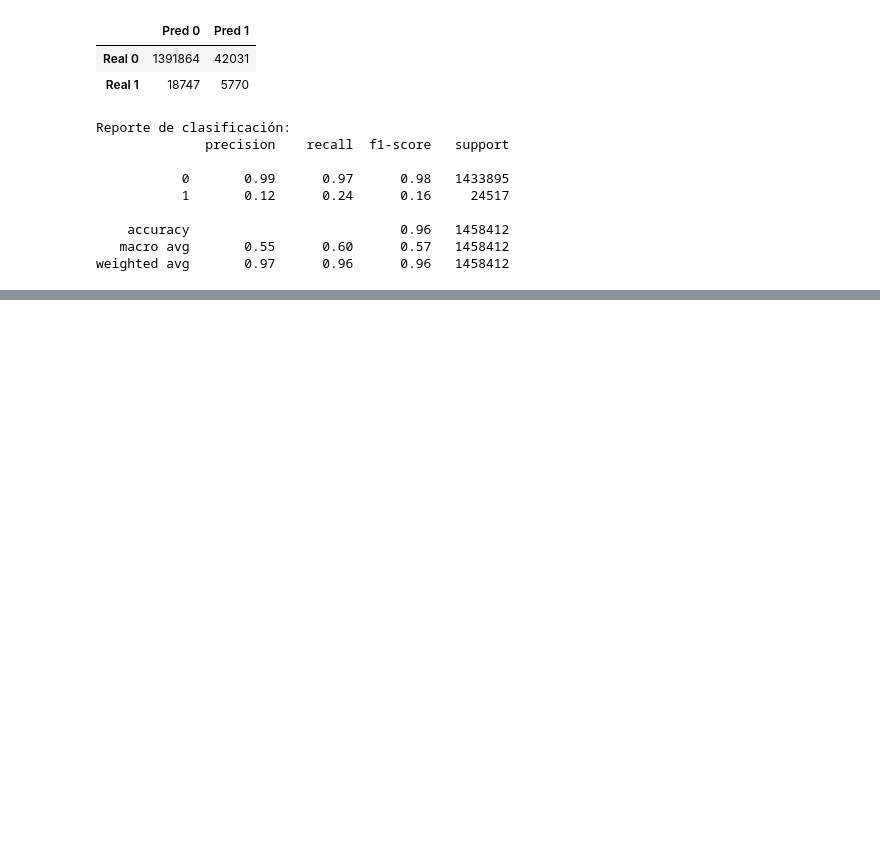
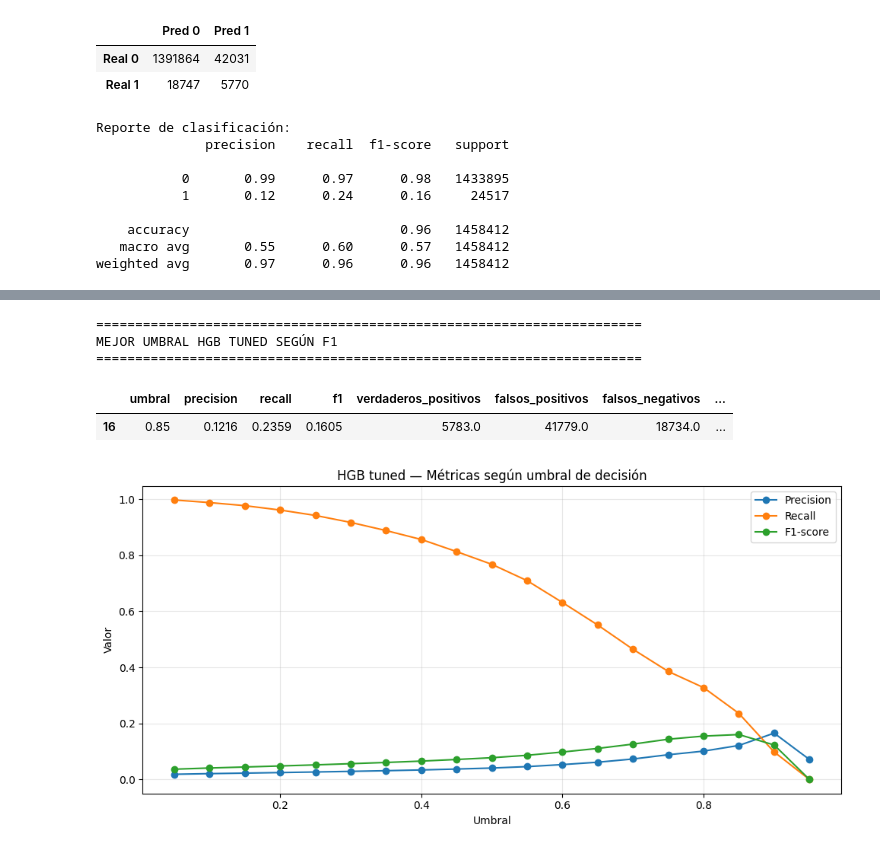
Before and after one commit to juanvilla23/AprendizajeMaquina, a Jupyter notebook: Modelado/modeladoHistGradientBoosting.ipynb, the cells around one changed output, grey strips where cells are left out. Drawn from its saved outputs; the diff is of its cells as text; code cells hidden in the pictures; blank space fills up the shorter version.

```diff
--- a/Modelado/modeladoHistGradientBoosting.ipynb
+++ b/Modelado/modeladoHistGradientBoosting.ipynb
@@ -368,0 +723,72 @@ Métricas HGB guardadas en: C:\Users\camil\OneDrive\Documentos\Aprendizaje de Ma
+# %%
+# =========================================================
+# CHUNK — AJUSTE DE UMBRAL PARA HGB TUNED
+# =========================================================
+
+import numpy as np
+import pandas as pd
+import matplotlib.pyplot as plt
+
+from sklearn.metrics import (
+    precision_score,
+    recall_score,
+    f1_score,
+    confusion_matrix
+)
+
+# Asegurar que usamos las probabilidades del HGB tuned
+# Si en tu notebook la variable tiene otro nombre, cámbiala aquí.
+probas_tuned = y_proba_hgb_tuned
+
+umbrales = np.arange(0.05, 0.96, 0.05)
+
+resultados_umbrales_hgb_tuned = []
+
+for umbral in umbrales:
+    y_pred_umbral = (probas_tuned >= umbral).astype(int)
+
+    precision = precision_score(y_test, y_pred_umbral, zero_division=0)
+    recall = recall_score(y_test, y_pred_umbral, zero_division=0)
+    f1 = f1_score(y_test, y_pred_umbral, zero_division=0)
+
+    cm = confusion_matrix(y_test, y_pred_umbral)
+    tn, fp, fn, tp = cm.ravel()
+
+    resultados_umbrales_hgb_tuned.append({
+        "umbral": umbral,
+        "precision": precision,
+        "recall": recall,
+        "f1": f1,
+        "verdaderos_positivos": tp,
+        "falsos_positivos": fp,
+        "falsos_negativos": fn,
+        "verdaderos_negativos": tn
+    })
+
+df_umbrales_hgb_tuned = pd.DataFrame(resultados_umbrales_hgb_tuned)
+
+display(df_umbrales_hgb_tuned.round(4))
+
+mejor_f1_hgb_tuned = df_umbrales_hgb_tuned.loc[
+    df_umbrales_hgb_tuned["f1"].idxmax()
+]
+
+print("="*70)
+print("MEJOR UMBRAL HGB TUNED SEGÚN F1")
+print("="*70)
+display(mejor_f1_hgb_tuned.to_frame().T.round(4))
+
+plt.figure(figsize=(10, 5))
+
+plt.plot(df_umbrales_hgb_tuned["umbral"], df_umbrales_hgb_tuned["precision"], marker="o", label="Precision")
+plt.plot(df_umbrales_hgb_tuned["umbral"], df_umbrales_hgb_tuned["recall"], marker="o", label="Recall")
+plt.plot(df_umbrales_hgb_tuned["umbral"], df_umbrales_hgb_tuned["f1"], marker="o", label="F1-score")
+
+plt.title("HGB tuned — Métricas según umbral de decisión")
+plt.xlabel("Umbral")
+plt.ylabel("Valor")
+plt.legend()
+plt.grid(True, alpha=0.3)
+plt.tight_layout()
+plt.show()
+# %% [output]
@@ -368,0 +812,6 @@ Métricas HGB guardadas en: C:\Users\camil\OneDrive\Documentos\Aprendizaje de Ma
+======================================================================
+MEJOR UMBRAL HGB TUNED SEGÚN F1
+======================================================================
+|  | umbral | precision | recall | f1 | verdaderos_positivos | falsos_positivos | falsos_negativos | ... |
+| 16 | 0.85 | 0.1216 | 0.2359 | 0.1605 | 5783.0 | 41779.0 | 18734.0 | ... |
+[figure, added]
```
Also changed, not shown: parts of 4 cells of this notebook, 6 other files.
